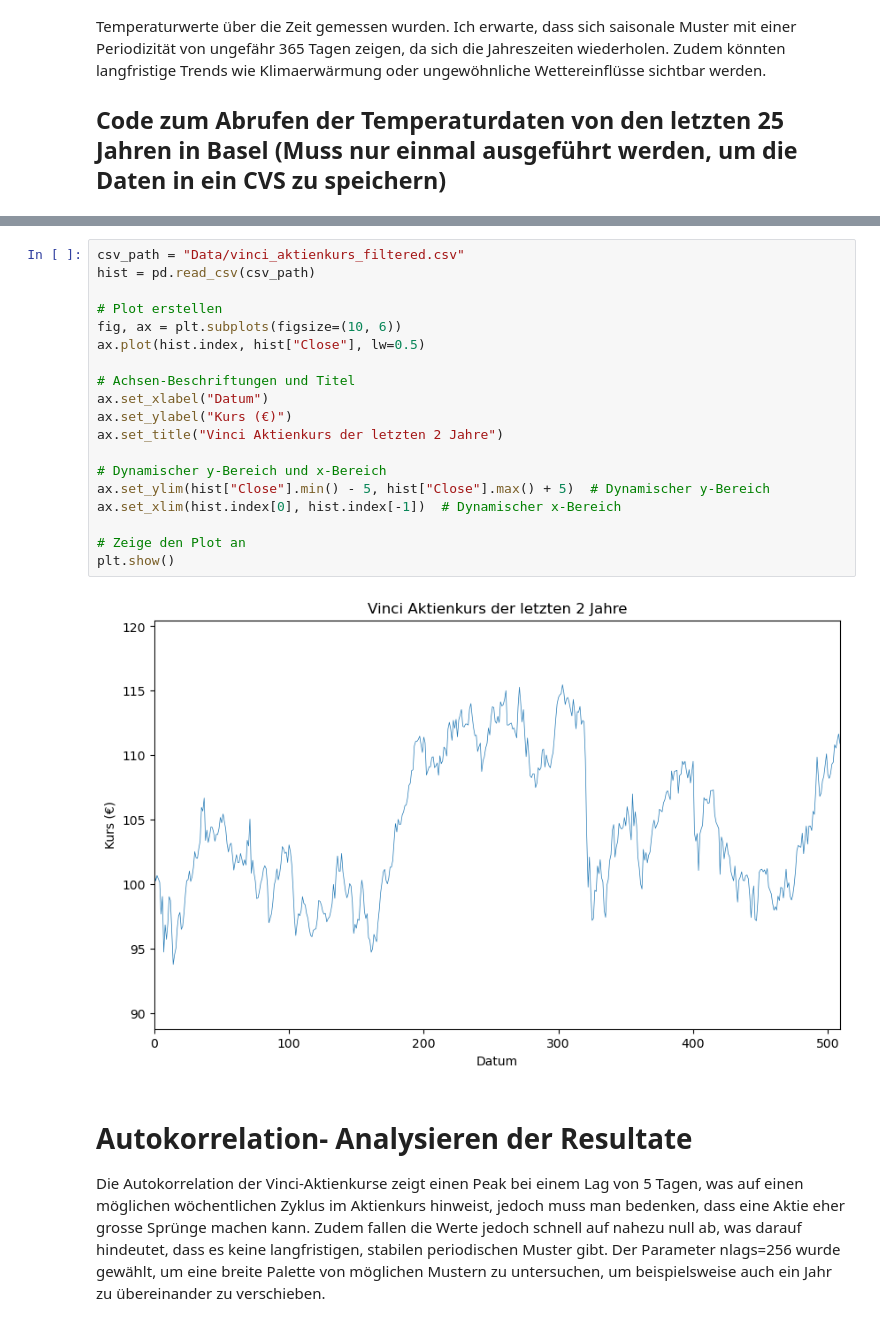
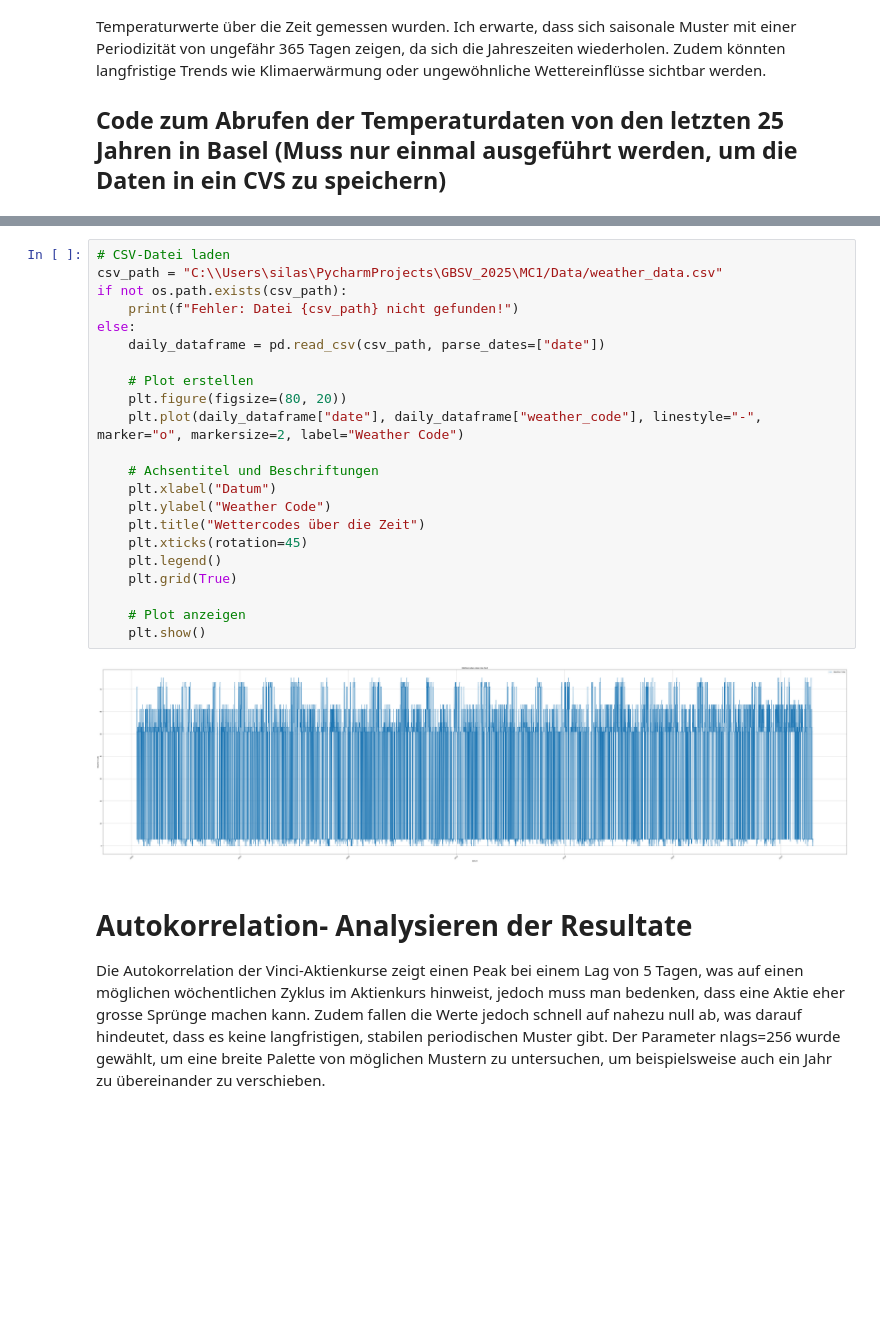
Before and after one commit to Tschoppsilas/GBSV_2025, a Jupyter notebook: MC1/MC1.ipynb, the cells around one changed output, grey strips where cells are left out. Cells and saved outputs as stored; diff of their text form; blank space fills up the shorter version.

```diff
--- a/MC1/MC1.ipynb
+++ b/MC1/MC1.ipynb
@@ -83,26 +83,29 @@ Elevation 283.0 m asl
 Timezone NoneNone
 Timezone difference to GMT+0 0 s
 # %%
-csv_path = "Data/vinci_aktienkurs_filtered.csv"
-hist = pd.read_csv(csv_path)
+# CSV-Datei laden
+csv_path = "C:\\Users\silas\PycharmProjects\GBSV_2025\MC1/Data/weather_data.csv"
+if not os.path.exists(csv_path):
+    print(f"Fehler: Datei {csv_path} nicht gefunden!")
+else:
+    daily_dataframe = pd.read_csv(csv_path, parse_dates=["date"])
 
-# Plot erstellen
-fig, ax = plt.subplots(figsize=(10, 6))
-ax.plot(hist.index, hist["Close"], lw=0.5)
+    # Plot erstellen
+    plt.figure(figsize=(80, 20))
+    plt.plot(daily_dataframe["date"], daily_dataframe["weather_code"], linestyle="-", marker="o", markersize=2, label="Weather Code")
 
-# Achsen-Beschriftungen und Titel
-ax.set_xlabel("Datum")
-ax.set_ylabel("Kurs (€)")
-ax.set_title("Vinci Aktienkurs der letzten 2 Jahre")
+    # Achsentitel und Beschriftungen
+    plt.xlabel("Datum")
+    plt.ylabel("Weather Code")
+    plt.title("Wettercodes über die Zeit")
+    plt.xticks(rotation=45)
+    plt.legend()
+    plt.grid(True)
 
-# Dynamischer y-Bereich und x-Bereich
-ax.set_ylim(hist["Close"].min() - 5, hist["Close"].max() + 5)  # Dynamischer y-Bereich
-ax.set_xlim(hist.index[0], hist.index[-1])  # Dynamischer x-Bereich
-
-# Zeige den Plot an
-plt.show()
+    # Plot anzeigen
+    plt.show()
 # %% [output]
-[figure, old version]
+[figure, new version]
 # %% [markdown]
 # Autokorrelation- Analysieren der Resultate
 Die Autokorrelation der Vinci-Aktienkurse zeigt einen Peak bei einem Lag von 5 Tagen, was auf einen möglichen wöchentlichen Zyklus im Aktienkurs hinweist, jedoch muss man bedenken, dass eine Aktie eher grosse Sprünge machen kann. Zudem fallen die Werte jedoch schnell auf nahezu null ab, was darauf hindeutet, dass es keine langfristigen, stabilen periodischen Muster gibt. Der Parameter nlags=256 wurde gewählt, um eine breite Palette von möglichen Mustern zu untersuchen, um beispielsweise auch ein Jahr zu übereinander zu verschieben.
```
Also changed, not shown: parts of 1 cell of this notebook, 2 other files.
